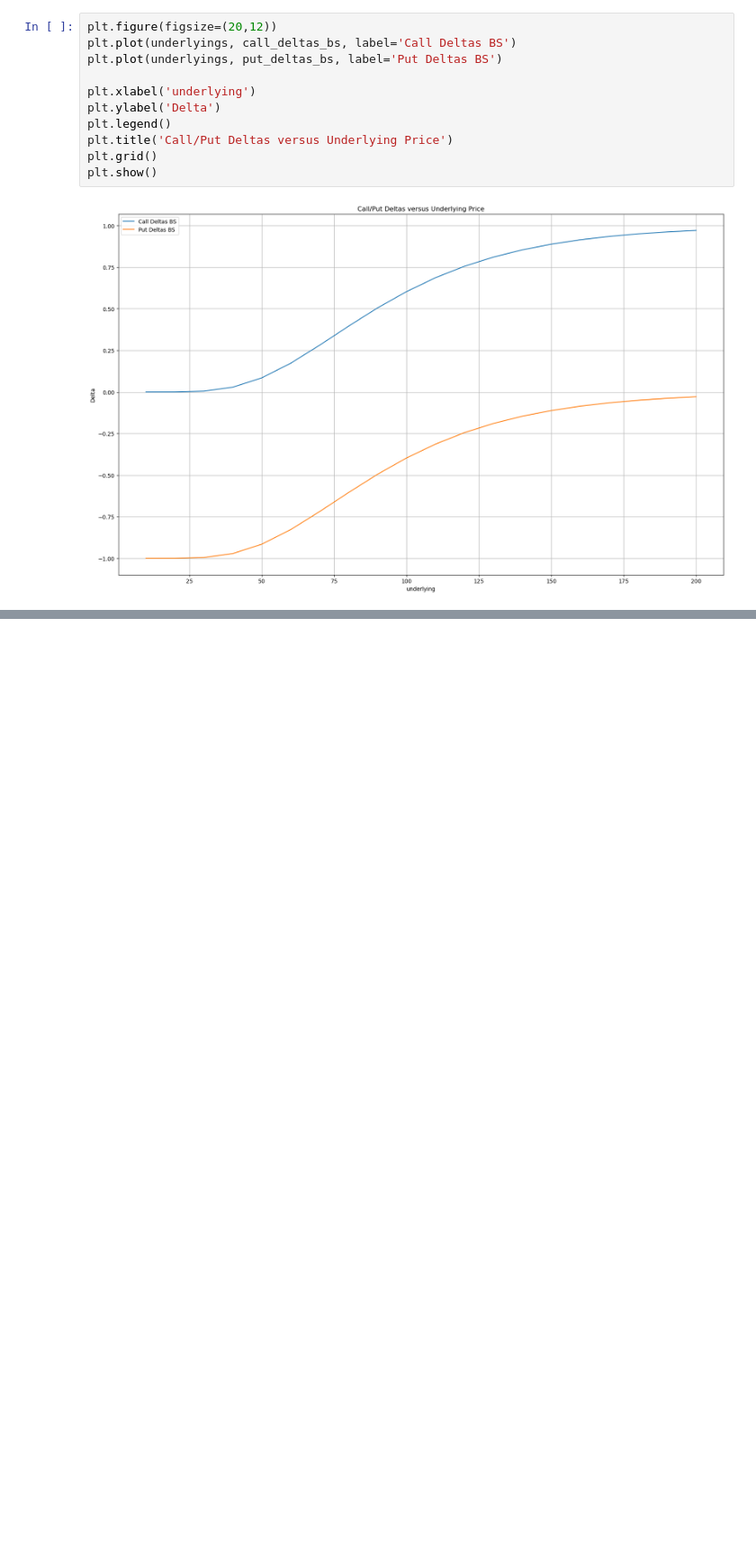
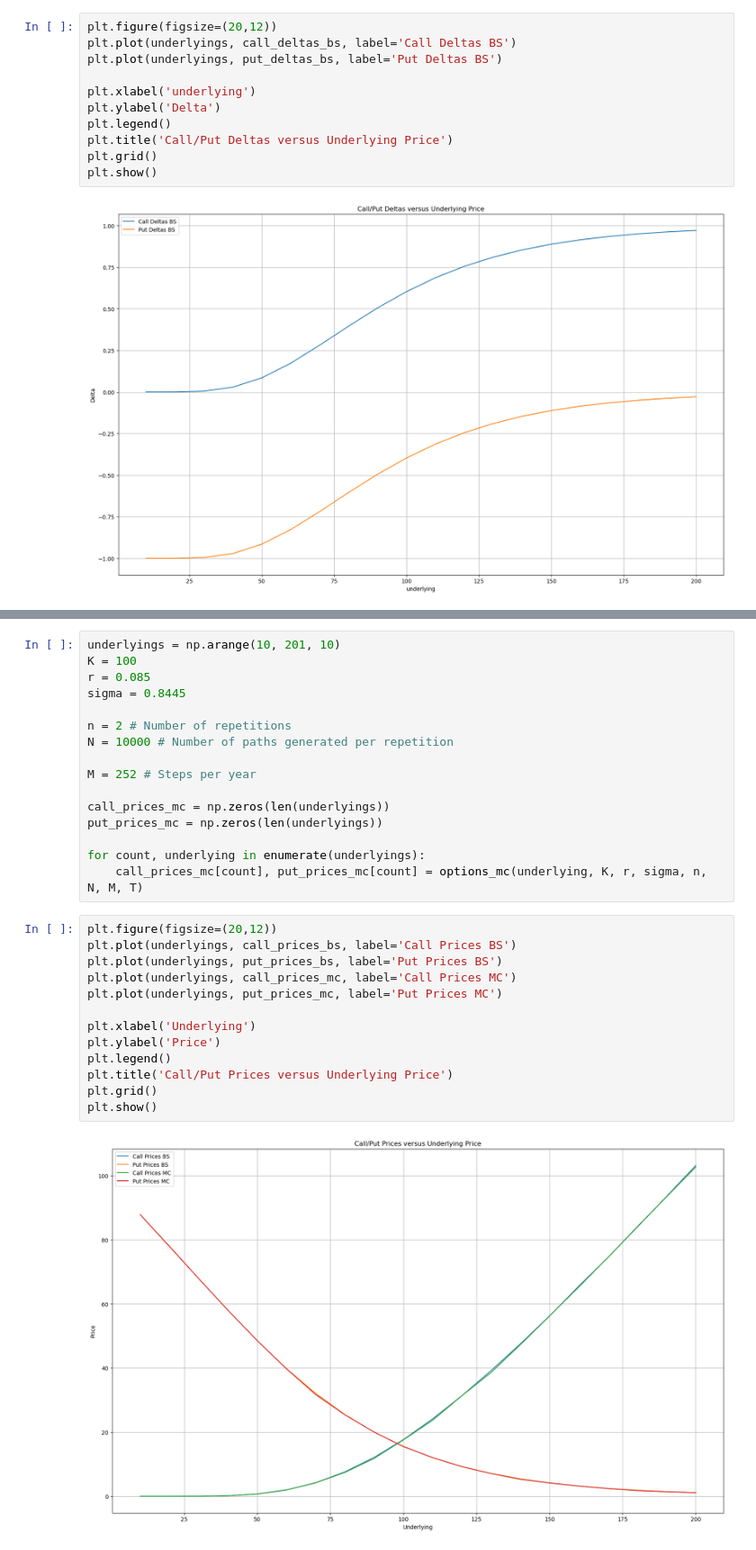
Before and after one commit to bileticm/trading, a Jupyter notebook: src/derivative_pricing.ipynb, the cells around one changed output, grey strips where cells are left out. Shown at 90% size. Saved outputs shown, nothing was run; the diff lists cells and outputs as text; blank space fills up the shorter version.

Commit message:
Introduced Monte Carlo pricing of vanilla euro options.

```diff
--- a/src/derivative_pricing.ipynb
+++ b/src/derivative_pricing.ipynb
@@ -110,0 +188,31 @@ plt.show()
+# %%
+underlyings = np.arange(10, 201, 10)
+K = 100
+r = 0.085
+sigma = 0.8445
+
+n = 2 # Number of repetitions
+N = 10000 # Number of paths generated per repetition
+
+M = 252 # Steps per year
+
+call_prices_mc = np.zeros(len(underlyings))
+put_prices_mc = np.zeros(len(underlyings))
+
+for count, underlying in enumerate(underlyings):
+    call_prices_mc[count], put_prices_mc[count] = options_mc(underlying, K, r, sigma, n, N, M, T)
+# %%
+plt.figure(figsize=(20,12))
+plt.plot(underlyings, call_prices_bs, label='Call Prices BS')
+plt.plot(underlyings, put_prices_bs, label='Put Prices BS')
+plt.plot(underlyings, call_prices_mc, label='Call Prices MC')
+plt.plot(underlyings, put_prices_mc, label='Put Prices MC')
+
+plt.xlabel('Underlying')
+plt.ylabel('Price')
+plt.legend()
+plt.title('Call/Put Prices versus Underlying Price')
+plt.grid()
+plt.show()
+# %% [output]
+[figure, added]
```
Also changed, not shown: parts of 6 cells of this notebook.
